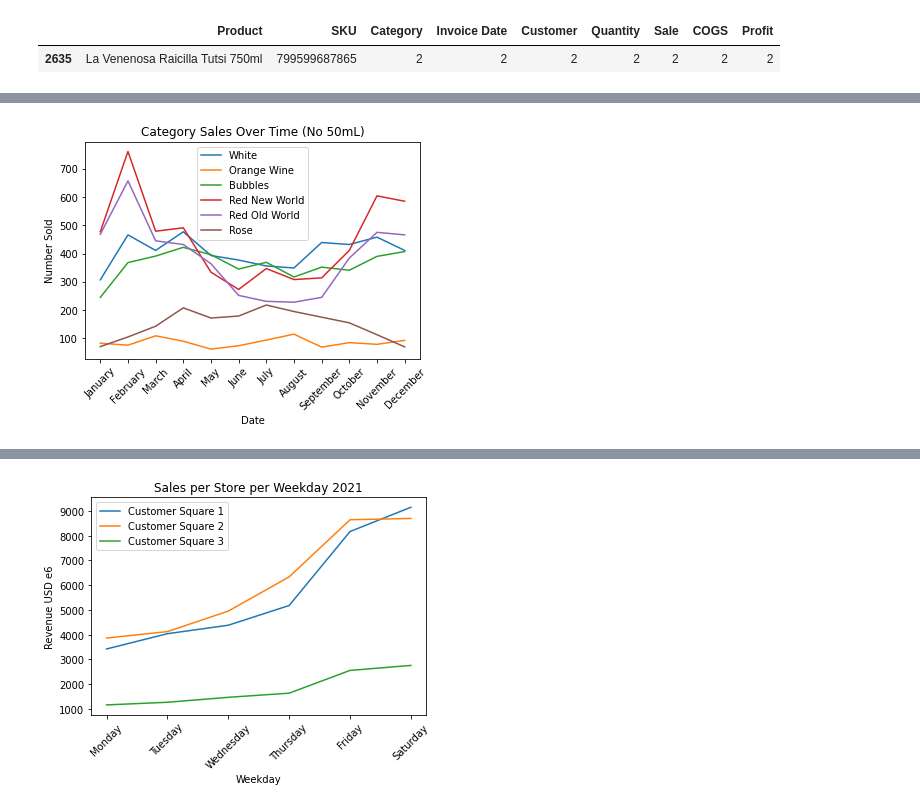
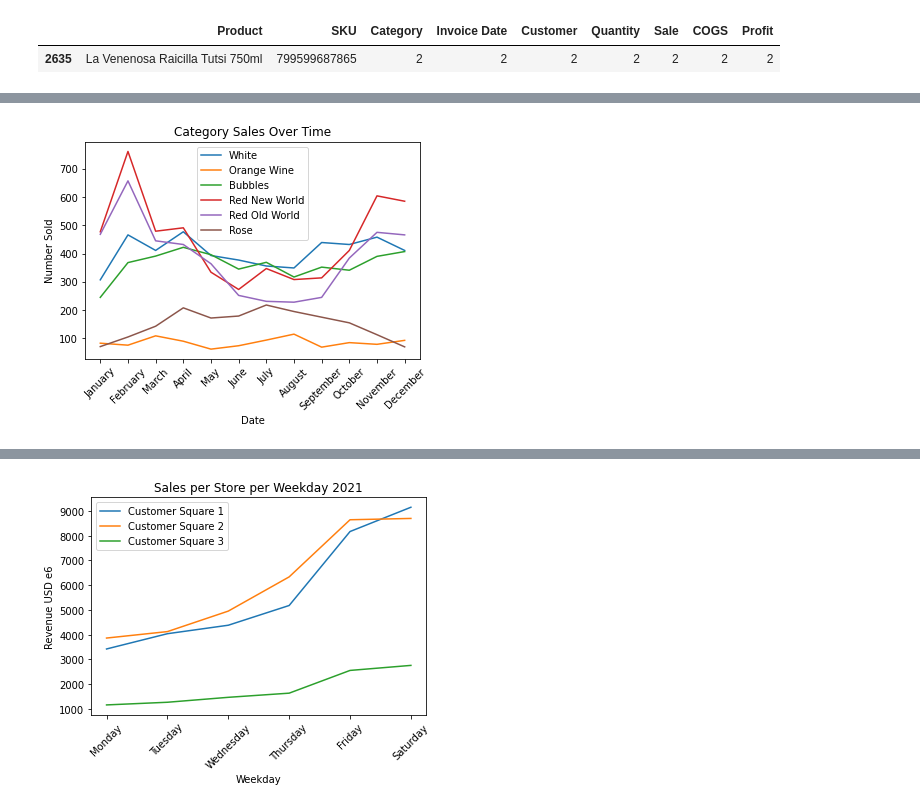
Before and after one commit to TheAgaveFairy/practice, a Jupyter notebook: SbPDetail.ipynb, the cells around one changed output, grey strips where cells are left out. Cells and saved outputs as stored; diff of their text form; code cells hidden in the pictures.

```diff
--- a/SbPDetail.ipynb
+++ b/SbPDetail.ipynb
@@ -32,6 +39,7 @@ df = df.rename(columns={'Invoice Date':'Date'})#renaming for legibility
 df['Date'] = pd.to_datetime(df['Date'], format='%d-%b-%Y')#get these dates converted from string to something more powerful
 df['Month'] = df.Date.apply(lambda x: x.month)#.month_name() also an option but i dont trust yet
 df['Weekday'] = df.Date.apply(lambda x: x.dayofweek)#Monday is 0, Sunday is 6, day_name() also an option but i dont trust yet
+df['Week'] = df.Date.apply(lambda x: x.isocalendar().week)
 df["Unit"] = df.Sale / df.Quantity
-df.head()
+df.head(3)
 # %% [output]
@@ -44,9 +52,20 @@ df.head()
 # %%
 #quick wine filter setup and check to make sure there's no items with bad categories that need fixing
+#organize this better in the notebook?
 active_categories = df.Category.unique().tolist()
 active_categories.sort()
 #print(active_categories)
 wine_list = ['White','Orange Wine','Bubbles','Red New World','Red Old World','Rose']#active categories just for vino
 whiskey_list = ['Whiskey American Single Malt', 'Whiskey Bourbon/American', 'Whiskey Canadian', 'Whiskey French', 'Whiskey Indian', 'Whiskey Irish', 'Whiskey Japanese', 'Whiskey Mexican', 'Whiskey Rye', 'Whiskey Scotch', 'Whiskey Taiwaneese', 'Whisky German']
-#if there's bad categories (at item creation in DEAR) fix in DEAR and re-run report - easiest for now or manually edit here
-###print(df.groupby(['Product','Customer',(pd.Grouper(key='Date', freq='1M'))]).Quantity.sum().head()) #example
+itnl_whiskey = ['Whiskey French', 'Whiskey Indian', 'Whiskey Mexican', 'Whiskey Taiwaneese', 'Whisky German']
+# %%
+#fix things here
+print(df.head())
+#for i, row in df.iterrows():
+    #if row.Category in itnl_whiskey:
+        #print(row)
+        #row.Category = "Itnl Whiskey"
+        #print(69,row)
+
+df['Category'] = df.apply(lambda row: "Itnl Whiskey" if row.Category in itnl_whiskey else row.Category,axis=1)
+df[df.Category == 'Itnl Whiskey']
@@ -56,25 +203,22 @@ whiskey_list = ['Whiskey American Single Malt', 'Whiskey Bourbon/American', 'Whi
 # %%
 #lets make a plot showing the change in category sales over the year
 linegraph = df[df["Product"].str.contains(" 50m")==False] #remove minis
 linegraph = linegraph.groupby(['Category','Month']).Quantity.sum().reset_index()#example, (pd.Grouper(key='Date', freq='1M')) gave some weird results for January and doing by raw month should allow for multiple years later
 #print(linegraph.iloc[9:15])
 
 months=["January","February","March","April","May","June","July","August","September","October","November","December"]
-test_list = ["Rum","Mezcal","Whiskey Scotch","Gin","Sake"]
+test_list = ["Rum","Mezcal","Whiskey Scotch","Gin","Sake","Itnl Whiskey"]
 
 fig, ax = plt.subplots()
 for cat in wine_list:
     ax.plot(linegraph[linegraph.Category == cat].Month,linegraph[linegraph.Category == cat].Quantity,label = cat)
 
-#ax.xaxis.set_major_formatter(mdates.ConciseDateFormatter(ax.xaxis.get_major_locator()))#copy pasted from somewhere
-#ax.xaxis.set_minor_locator(mdates.MonthLocator())
-
 ax.set_xticks(range(1,13))
 ax.set_xticklabels(months,rotation=45)
 plt.xlabel('Date')
 plt.ylabel('Number Sold')
-plt.title('Category Sales Over Time (No 50mL)')
+plt.title('Category Sales Over Time')
 plt.legend()#show it!
 plt.show()
 # %% [output]
-[figure, old version]
+[figure, new version]
```
Also changed, not shown: parts of 30 cells of this notebook, 6 other files.
